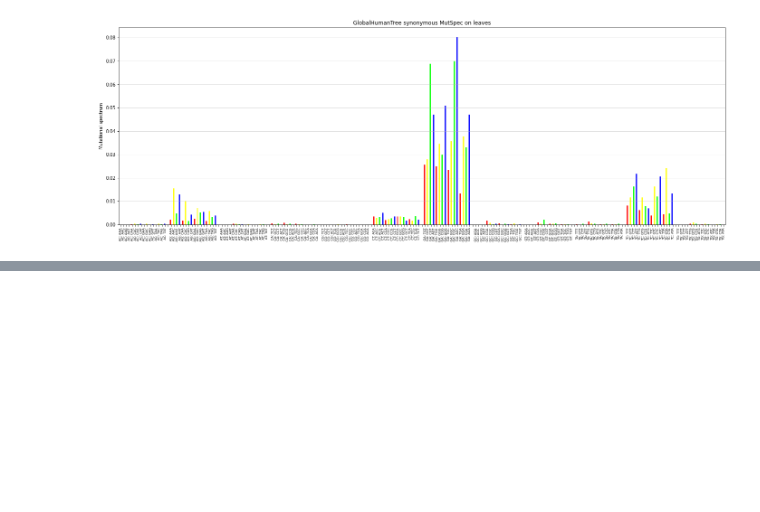
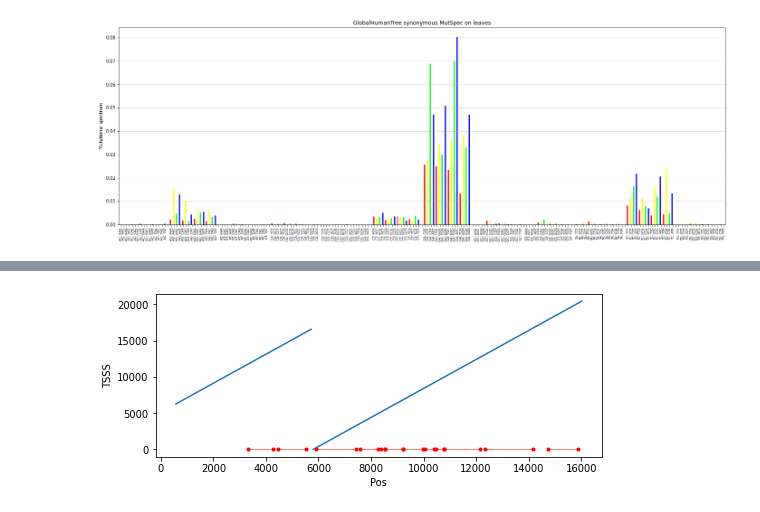
Before and after one commit to mitoclub/mtdnaMutSpecOfCancers, a Jupyter notebook: notebooks/human_global_tree_muts_EDA.ipynb, the cells around one changed output, grey strips where cells are left out. Cells and saved outputs as stored; diff of their text form; code cells hidden in the pictures; blank space fills up the shorter version.

```diff
--- a/notebooks/human_global_tree_muts_EDA.ipynb
+++ b/notebooks/human_global_tree_muts_EDA.ipynb
@@ -407,0 +381,12 @@ plot_mutspec192kk(ms192, title="GlobalHumanTree synonymous MutSpec on leaves", f
+# %%
+plt.figure(figsize=(8, 3))
+plt.plot(Ref.Pos, Ref.TBSS)
+for gn in prot_ref.GeneName.unique():
+    pmin = prot_ref[prot_ref.GeneName == gn].Pos.min()
+    pmax = prot_ref[prot_ref.GeneName == gn].Pos.max()
+    plt.plot([pmin, pmax], [0, 0], "r.-", linewidth=0.5)
+plt.ylabel("TSSS")
+plt.xlabel("Pos")
+plt.show()
+# %% [output]
+[figure, added]
```
Also changed, not shown: parts of 16 cells of this notebook, 11 other files.
